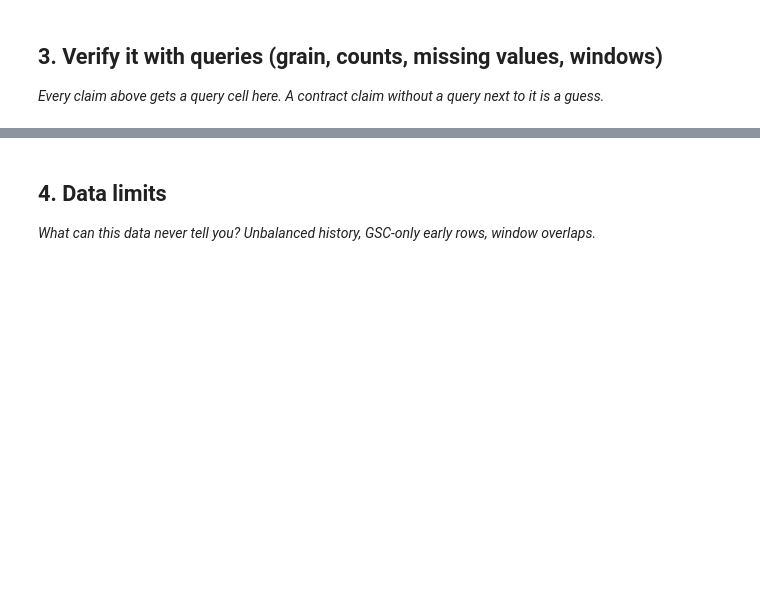
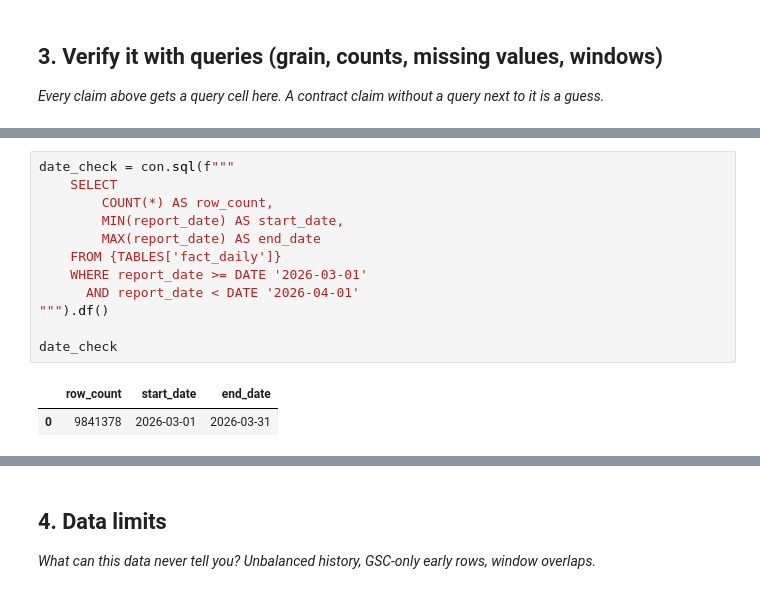
Before and after one commit to SaaDasim05/Flyrank-ML-Internship, a Jupyter notebook: work/notebooks/w03_data_contract.ipynb, the cells around one changed output, grey strips where cells are left out. Drawn from its saved outputs; the diff is of its cells as text; blank space fills up the shorter version.

```diff
--- a/work/notebooks/w03_data_contract.ipynb
+++ b/work/notebooks/w03_data_contract.ipynb
@@ -29,0 +147,15 @@ This skeleton is yours to fill. Work the sections **in order** — each one has
+# %%
+date_check = con.sql(f"""
+    SELECT
+        COUNT(*) AS row_count,
+        MIN(report_date) AS start_date,
+        MAX(report_date) AS end_date
+    FROM {TABLES['fact_daily']}
+    WHERE report_date >= DATE '2026-03-01'
+      AND report_date < DATE '2026-04-01'
+""").df()
+
+date_check
+# %% [output]
+|  | row_count | start_date | end_date |
+| 0 | 9841378 | 2026-03-01 | 2026-03-31 |
```
Also changed, not shown: parts of 23 cells of this notebook.
